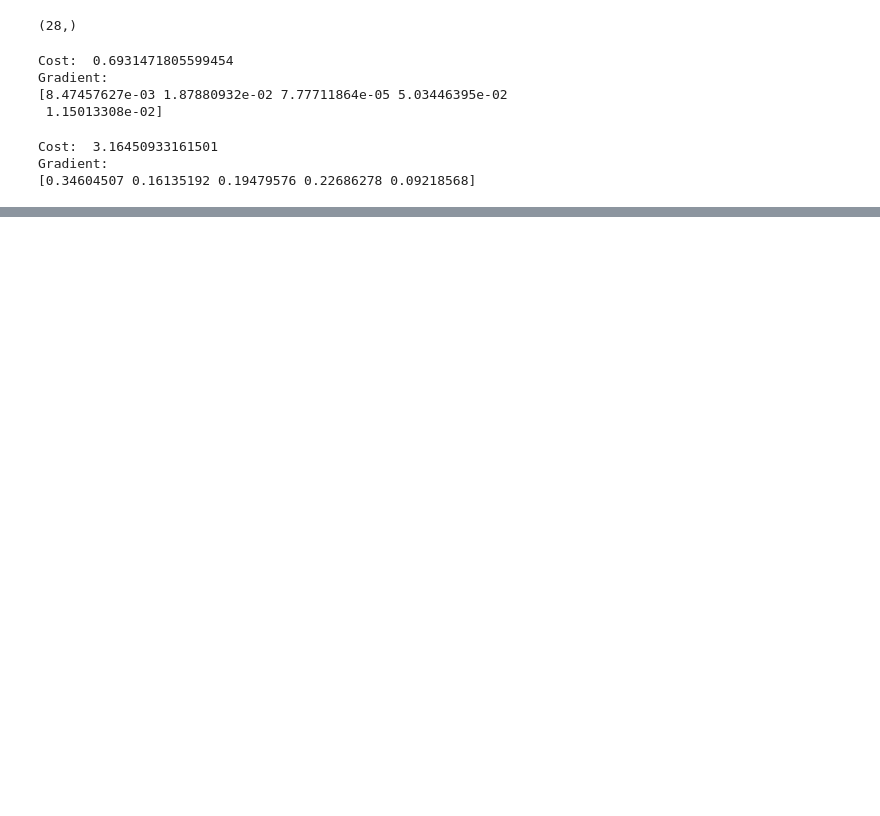
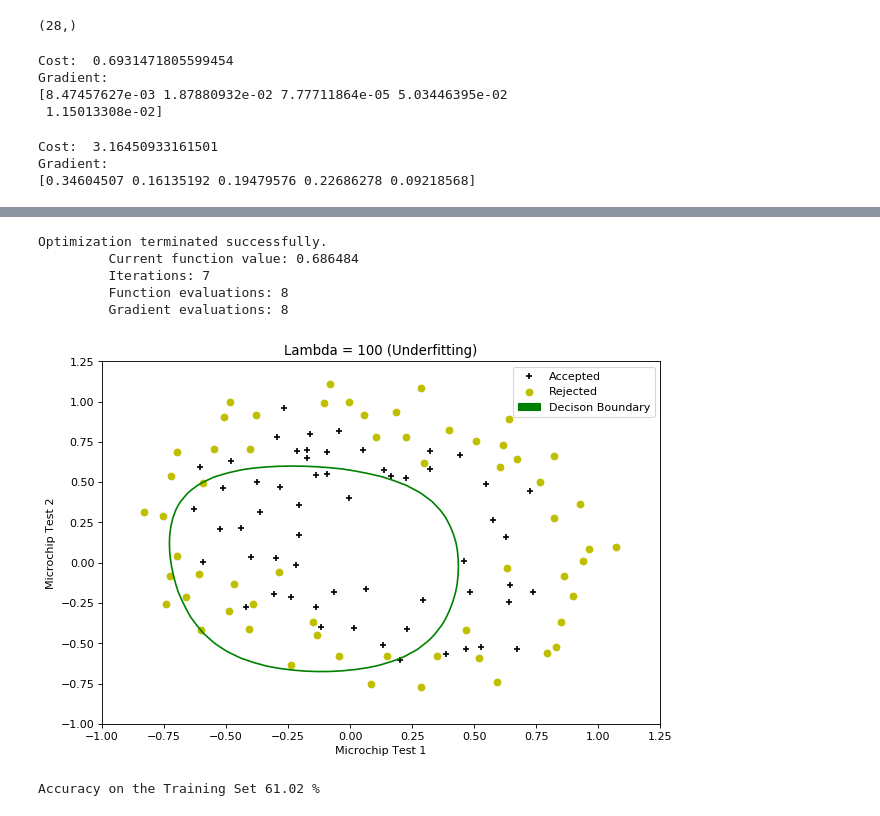
Before and after one commit to azfarkhoja305/coursera-ML-in-python, a Jupyter notebook: Logistic Regression/Logistic Regression using Polynomial Features with Regularization.ipynb, the cells around one changed output, grey strips where cells are left out. Saved outputs shown, nothing was run; the diff lists cells and outputs as text; code cells hidden in the pictures; blank space fills up the shorter version.

```diff
--- a/Logistic Regression/Logistic Regression using Polynomial Features with Regularization.ipynb
+++ b/Logistic Regression/Logistic Regression using Polynomial Features with Regularization.ipynb
@@ -163,0 +170,23 @@ Accuracy on the Training Set 61.016949152542374 %
+# %%
+# Setting the Regularization Parameter lambda to 100
+lamb_100 = 100
+# Finding the optimum Parameter Theta
+theta_100 = find_min(lamb_100)
+# Plotting the decision boundary
+z_100 = eval_z(theta_100)
+plotBoundary(z_100)
+plt.title("Lambda = 100 (Underfitting)")
+plt.show()
+# Computing the accuracy of the classifier on the Training Set
+# Probabilities >= 0.5 are considered 1 and the rest 0
+p = (X_new.dot(theta_100) >= 0)
+accuracy = np.mean(p == y)*100
+print "Accuracy on the Training Set %s %%" % round(accuracy,2)
+# %% [output]
+Optimization terminated successfully.
+         Current function value: 0.686484
+         Iterations: 7
+         Function evaluations: 8
+         Gradient evaluations: 8
+[figure, added]
+Accuracy on the Training Set 61.02 %
```
Also changed, not shown: parts of 20 cells of this notebook, 1 other file.
